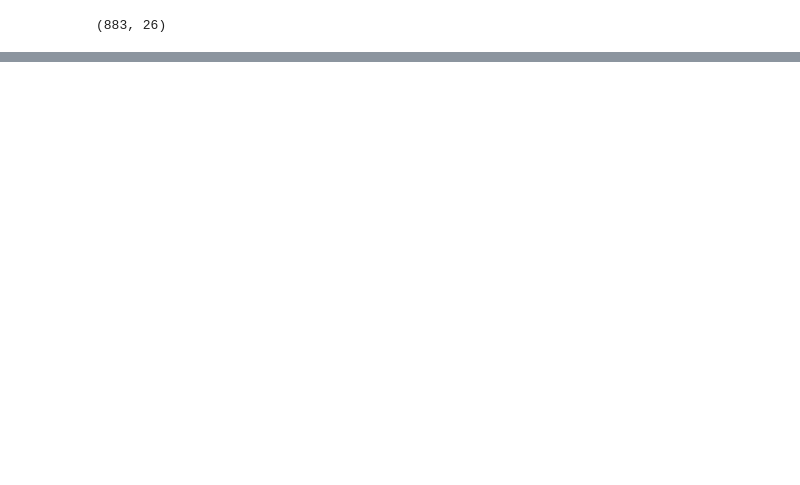
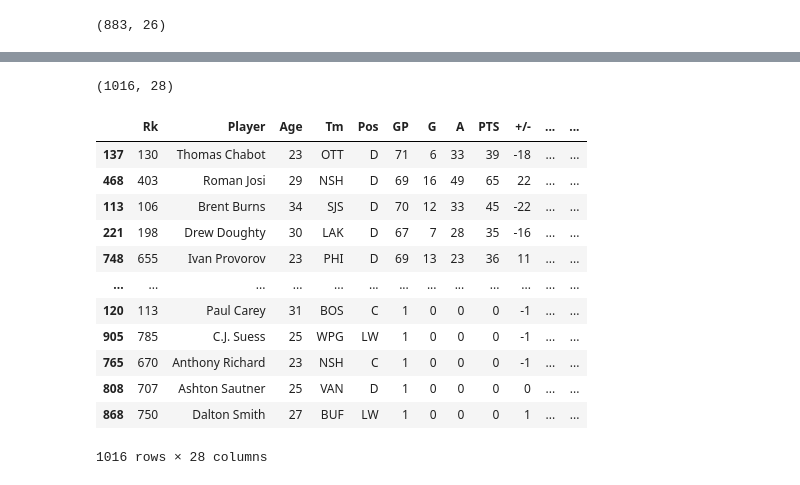
Before and after one commit to jpkeeton/Pandas, a Jupyter notebook: NHLFullRoster.ipynb, the cells around one changed output, grey strips where cells are left out. Cells and saved outputs as stored; diff of their text form; code cells hidden in the pictures; blank space fills up the shorter version.

```diff
--- a/NHLFullRoster.ipynb
+++ b/NHLFullRoster.ipynb
@@ -24,0 +103,4 @@ AttributeError: 'DataFrame' object has no attribute 'stats'
+# %%
+# NHLStats.V2
+nhlStatsV2 = pd.read_excel("C:/Users/jpkee/Documents/My Tableau Repository/Datasources/NHLStats.V2.xlsx")
+nhlStatsV2.head(3)
@@ -24,0 +113,22 @@ AttributeError: 'DataFrame' object has no attribute 'stats'
+# %%
+# get player name and age
+# using the loc bit
+nhlStatsV2.shape
+# %% [output]
+(1016, 28)
+# %%
+nhlStatsV2.sort_values(by=['TOI'], ascending=False)
+# %% [output]
+|  | Rk | Player | Age | Tm | Pos | GP | G | A | PTS | +/- | ... | ... |
+| 137 | 130 | Thomas Chabot | 23 | OTT | D | 71 | 6 | 33 | 39 | -18 | ... | ... |
+| 468 | 403 | Roman Josi | 29 | NSH | D | 69 | 16 | 49 | 65 | 22 | ... | ... |
+| 113 | 106 | Brent Burns | 34 | SJS | D | 70 | 12 | 33 | 45 | -22 | ... | ... |
+| 221 | 198 | Drew Doughty | 30 | LAK | D | 67 | 7 | 28 | 35 | -16 | ... | ... |
+| 748 | 655 | Ivan Provorov | 23 | PHI | D | 69 | 13 | 23 | 36 | 11 | ... | ... |
+| ... | ... | ... | ... | ... | ... | ... | ... | ... | ... | ... | ... | ... |
+| 120 | 113 | Paul Carey | 31 | BOS | C | 1 | 0 | 0 | 0 | -1 | ... | ... |
+| 905 | 785 | C.J. Suess | 25 | WPG | LW | 1 | 0 | 0 | 0 | -1 | ... | ... |
+| 765 | 670 | Anthony Richard | 23 | NSH | C | 1 | 0 | 0 | 0 | -1 | ... | ... |
+| 808 | 707 | Ashton Sautner | 25 | VAN | D | 1 | 0 | 0 | 0 | 0 | ... | ... |
+| 868 | 750 | Dalton Smith | 27 | BUF | LW | 1 | 0 | 0 | 0 | 1 | ... | ... |
+1016 rows × 28 columns
```
Also changed, not shown: parts of 12 cells of this notebook, 1 other file.
